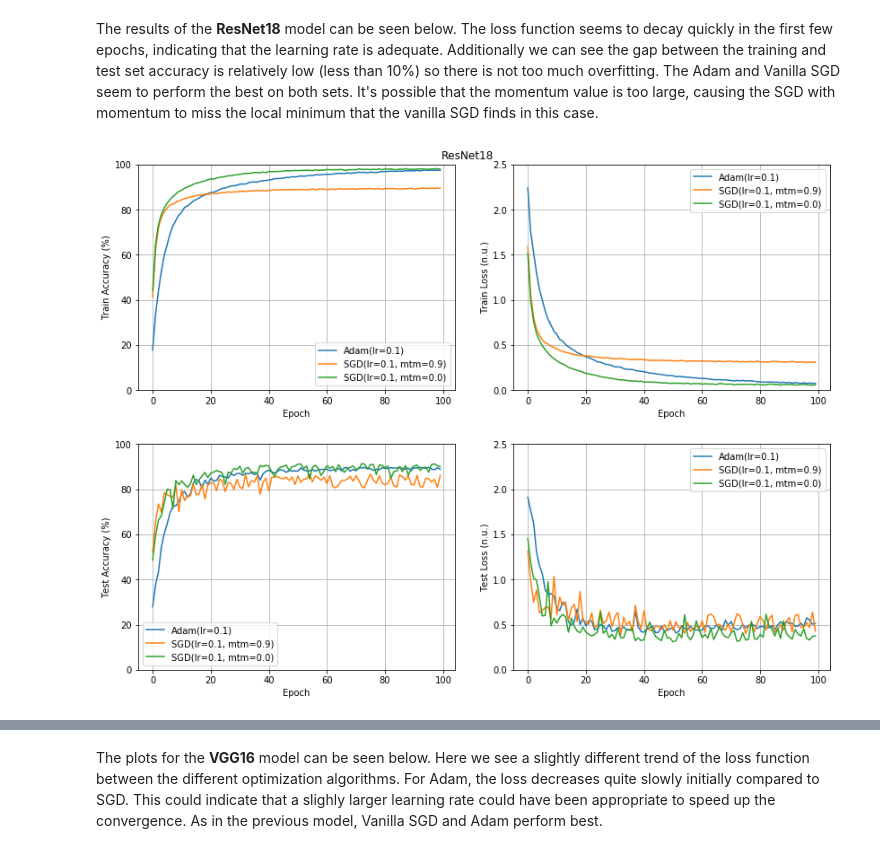
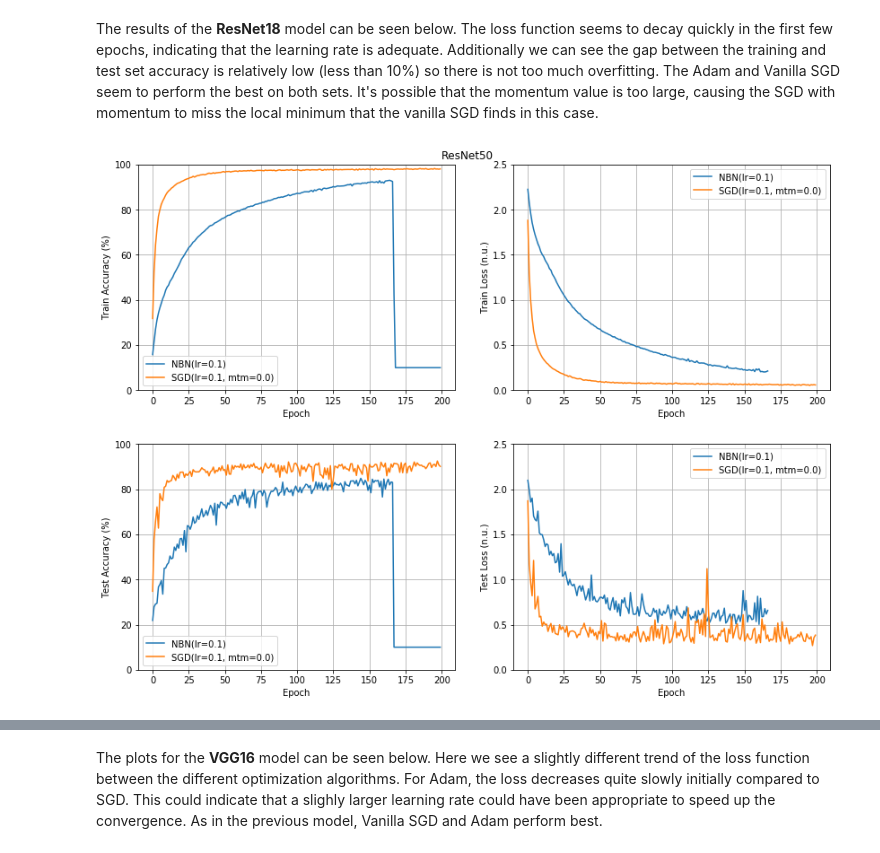
Before and after one commit to HansPinckaers/deep-learning-hw1, a Jupyter notebook: results.ipynb, the cells around one changed output, grey strips where cells are left out. Saved outputs shown, nothing was run; the diff lists cells and outputs as text; code cells hidden in the pictures.

```diff
--- a/results.ipynb
+++ b/results.ipynb
@@ -24,14 +24,13 @@ from hw1_plots import *
 
 # Load the results for section1
 data = load_data([
-    'results/s1/out-adam.json',
-    'results/s1/out-sgd-momentum.json',
-    'results/s1/out-sgd-vanilla.json'
+    'out2/ResNet50-SGD_0.10_0.00.json',
+    'out2/ResNet50_NBN-SGD_0.10_0.00.json',
 ])
 # %% [markdown]
 The results of the **ResNet18** model can be seen below.
 The loss function seems to decay quickly in the first few epochs, indicating that the learning rate is adequate. Additionally we can see the gap between the training and test set accuracy is relatively low (less than 10%) so there is not too much overfitting. The Adam and Vanilla SGD seem to perform the best on both sets. It's possible that the momentum value is too large, causing the SGD with momentum to miss the local minimum that the vanilla SGD finds in this case.
 # %%
-fig_resnet18 = plot_model_results(get_model_results(data, 'ResNet18'))
+fig_resnet18 = plot_model_results(get_model_results(data[0::3], 'ResNet50'))
 # %% [output]
-[figure, old version]
+[figure, new version]
```
Also changed, not shown: parts of 1 cell of this notebook, 4 other files.
